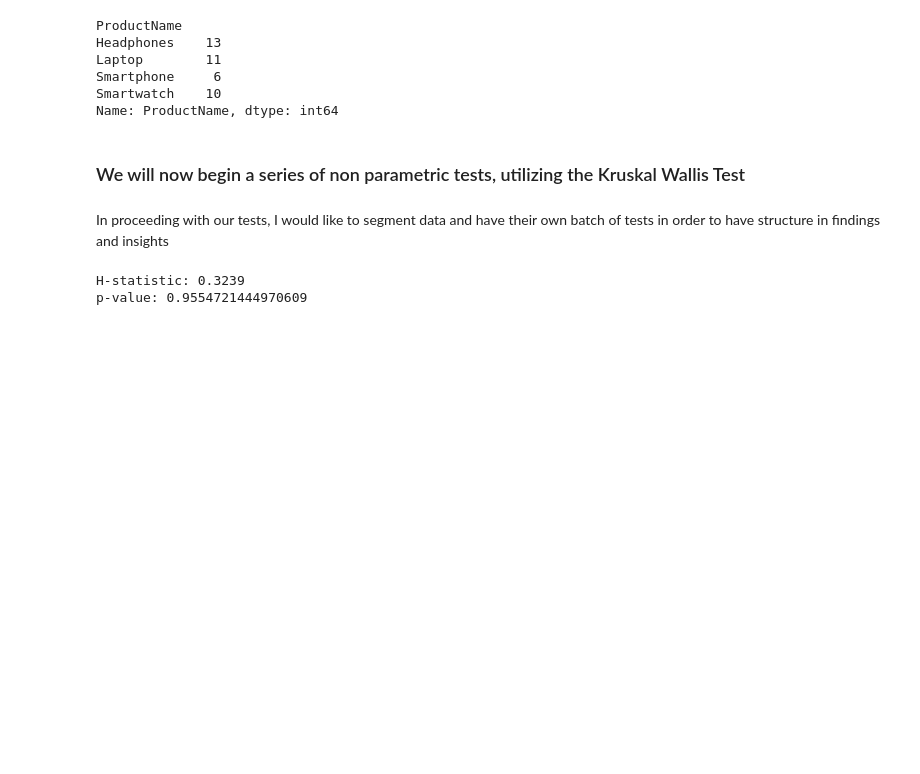
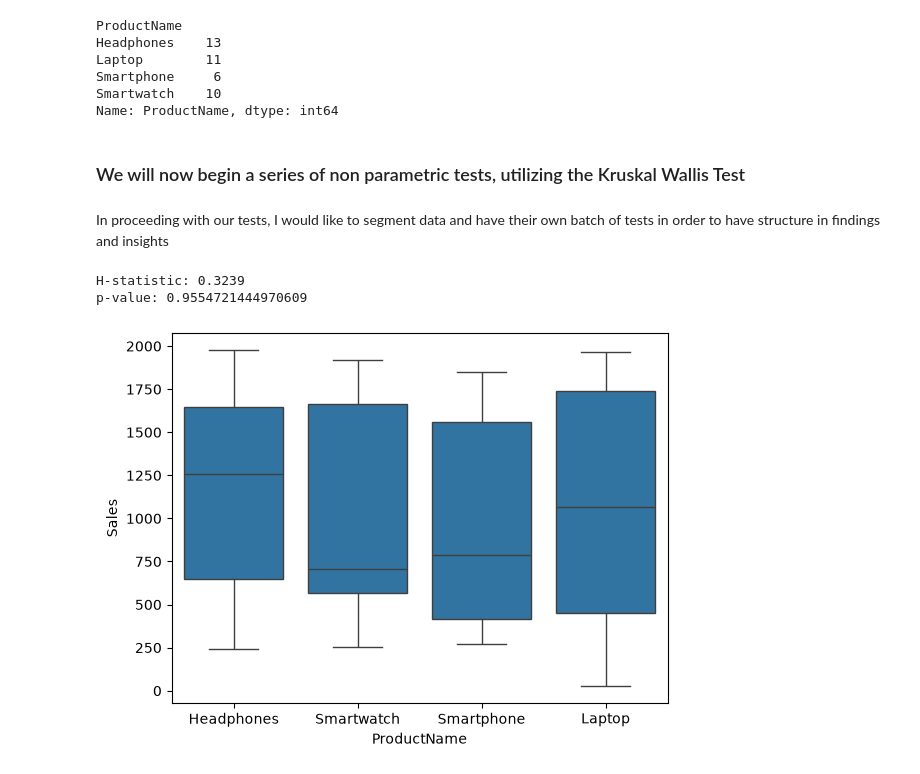
Before and after one commit to Reyal335/SQL-and-EDA--E-Commerce-Business-Questions, a Jupyter notebook: notebooks/02_tests.ipynb, the cells around one changed output. Saved outputs shown, nothing was run; the diff lists cells and outputs as text; code cells hidden in the pictures; blank space fills up the shorter version.

Commit message:
Kruskal box plot

```diff
--- a/notebooks/02_tests.ipynb
+++ b/notebooks/02_tests.ipynb
@@ -125,3 +125,11 @@ print(f"p-value: {p_value}")
 # %% [output]
 H-statistic: 0.3239
 p-value: 0.9554721444970609
+# %%
+# Box plot of four categories
+
+sns.boxplot(data=electronics, x='ProductName', y='Sales')
+
+plt.show()
+# %% [output]
+[figure, added]
```
